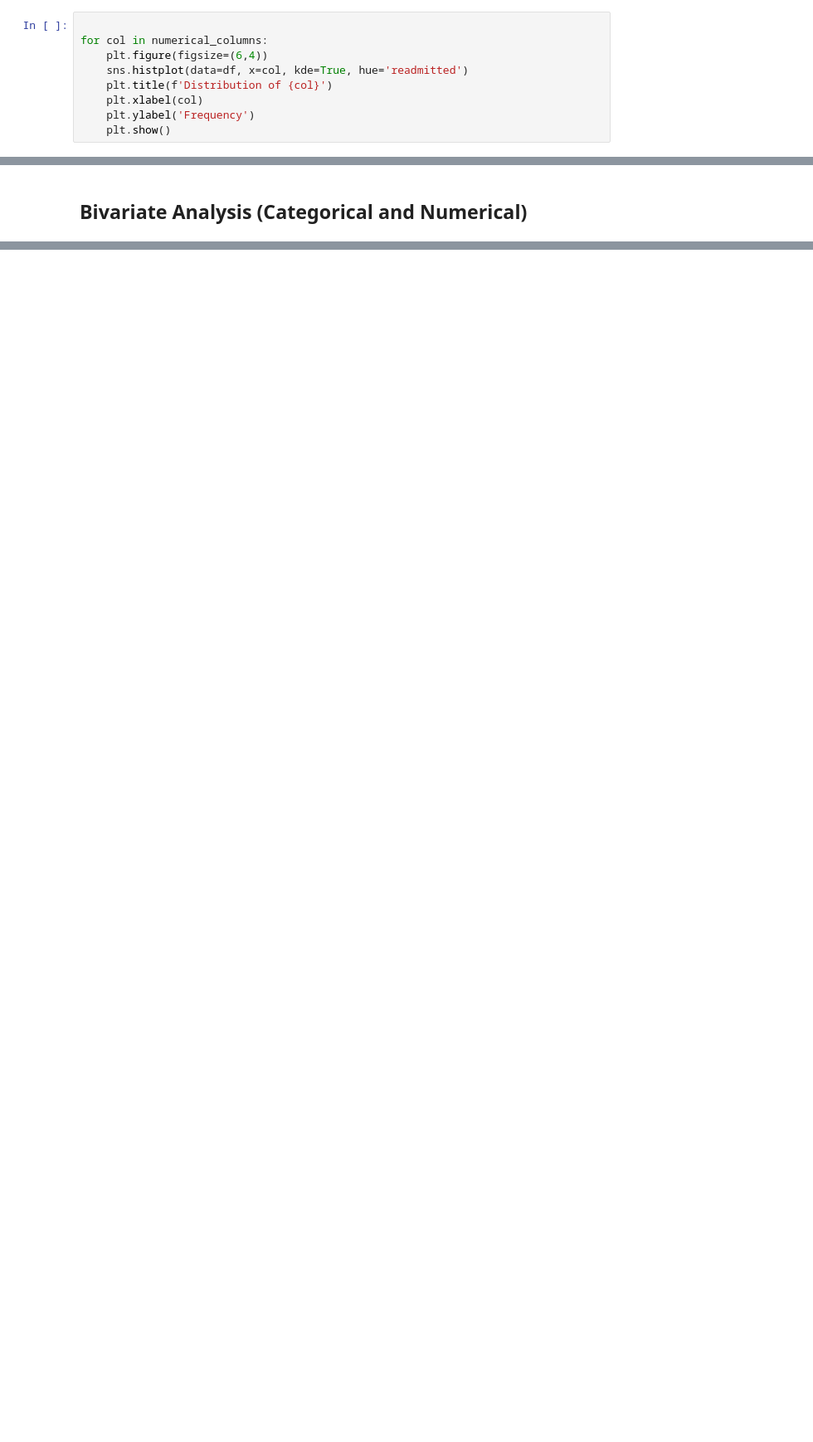
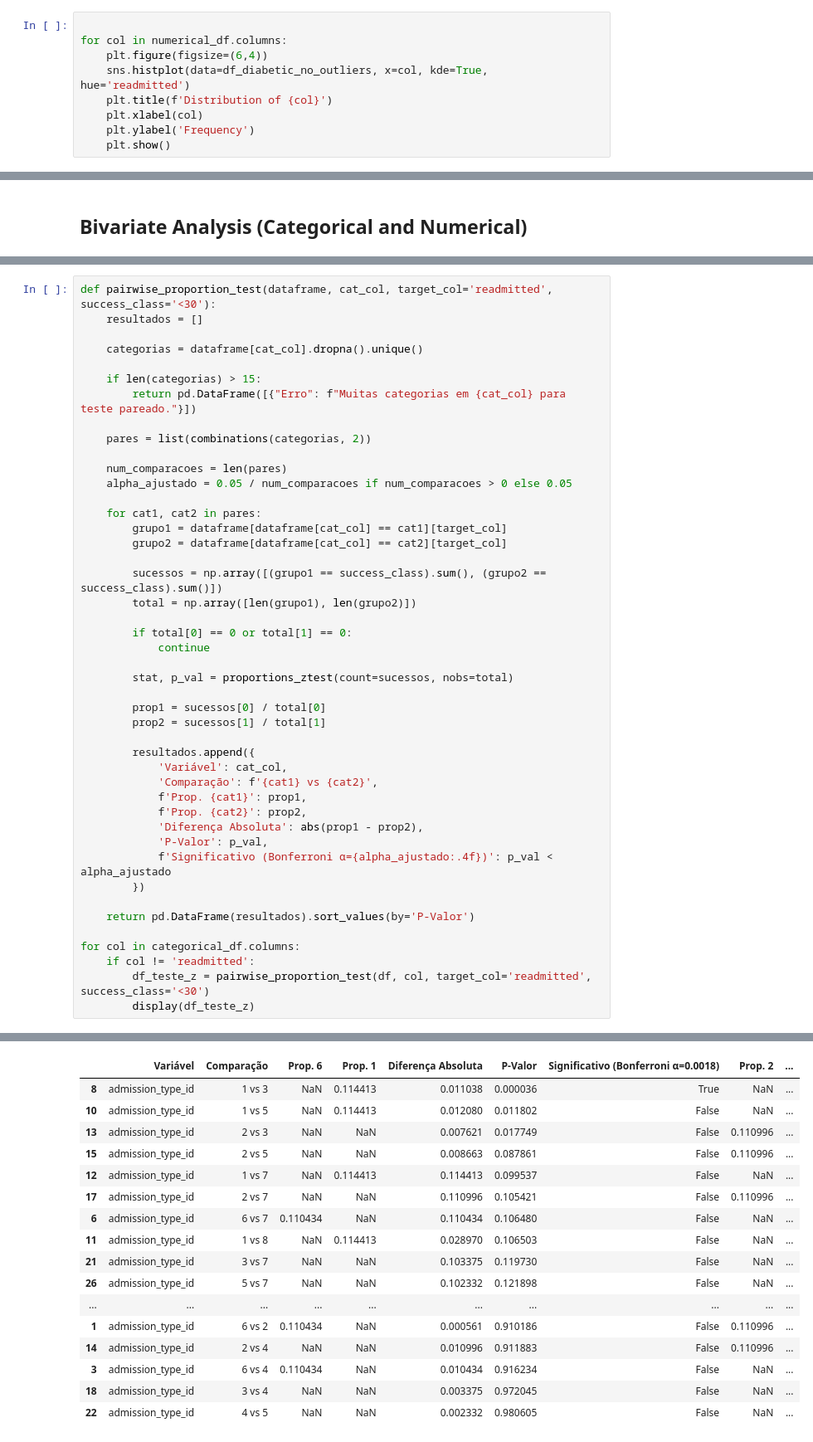
Before and after one commit to guimaguima/tp01, a Jupyter notebook: notebooks/EDA.ipynb, the cells around one changed output, grey strips where cells are left out. Shown at 83% size. Saved outputs shown, nothing was run; the diff lists cells and outputs as text; blank space fills up the shorter version.

```diff
--- a/notebooks/EDA.ipynb
+++ b/notebooks/EDA.ipynb
@@ -113,8 +179,8 @@ numerical_df.describe()
 # %%
 
-for col in numerical_columns:
+for col in numerical_df.columns:
     plt.figure(figsize=(6,4))
-    sns.histplot(data=df, x=col, kde=True, hue='readmitted')
+    sns.histplot(data=df_diabetic_no_outliers, x=col, kde=True, hue='readmitted')
     plt.title(f'Distribution of {col}')
     plt.xlabel(col)
     plt.ylabel('Frequency')
@@ -294,0 +277,46 @@ for col1 in numerical_df.columns:
+# %%
+def pairwise_proportion_test(dataframe, cat_col, target_col='readmitted', success_class='<30'):
+    resultados = []
+
+    categorias = dataframe[cat_col].dropna().unique()
+
+    if len(categorias) > 15:
+        return pd.DataFrame([{"Erro": f"Muitas categorias em {cat_col} para teste pareado."}])
+
+    pares = list(combinations(categorias, 2))
+
+    num_comparacoes = len(pares)
+    alpha_ajustado = 0.05 / num_comparacoes if num_comparacoes > 0 else 0.05
+
+    for cat1, cat2 in pares:
+        grupo1 = dataframe[dataframe[cat_col] == cat1][target_col]
+        grupo2 = dataframe[dataframe[cat_col] == cat2][target_col]
+
+        sucessos = np.array([(grupo1 == success_class).sum(), (grupo2 == success_class).sum()])
+        total = np.array([len(grupo1), len(grupo2)])
+
+        if total[0] == 0 or total[1] == 0:
+            continue
+
+        stat, p_val = proportions_ztest(count=sucessos, nobs=total)
+
+        prop1 = sucessos[0] / total[0]
+        prop2 = sucessos[1] / total[1]
+
+        resultados.append({
+            'Variável': cat_col,
+            'Comparação': f'{cat1} vs {cat2}',
+            f'Prop. {cat1}': prop1,
+            f'Prop. {cat2}': prop2,
+            'Diferença Absoluta': abs(prop1 - prop2),
+            'P-Valor': p_val,
+            f'Significativo (Bonferroni α={alpha_ajustado:.4f})': p_val < alpha_ajustado
+        })
+
+    return pd.DataFrame(resultados).sort_values(by='P-Valor')
+
+for col in categorical_df.columns:
+    if col != 'readmitted':
+        df_teste_z = pairwise_proportion_test(df, col, target_col='readmitted', success_class='<30')
+        display(df_teste_z)
+# %% [output]
@@ -294,0 +377,17 @@ for col1 in numerical_df.columns:
+|  | Variável | Comparação | Prop. 6 | Prop. 1 | Diferença Absoluta | P-Valor | Significativo (Bonferroni α=0.0018) | Prop. 2 | ... |
+| 8 | admission_type_id | 1 vs 3 | NaN | 0.114413 | 0.011038 | 0.000036 | True | NaN | ... |
+| 10 | admission_type_id | 1 vs 5 | NaN | 0.114413 | 0.012080 | 0.011802 | False | NaN | ... |
+| 13 | admission_type_id | 2 vs 3 | NaN | NaN | 0.007621 | 0.017749 | False | 0.110996 | ... |
+| 15 | admission_type_id | 2 vs 5 | NaN | NaN | 0.008663 | 0.087861 | False | 0.110996 | ... |
+| 12 | admission_type_id | 1 vs 7 | NaN | 0.114413 | 0.114413 | 0.099537 | False | NaN | ... |
+| 17 | admission_type_id | 2 vs 7 | NaN | NaN | 0.110996 | 0.105421 | False | 0.110996 | ... |
+| 6 | admission_type_id | 6 vs 7 | 0.110434 | NaN | 0.110434 | 0.106480 | False | NaN | ... |
+| 11 | admission_type_id | 1 vs 8 | NaN | 0.114413 | 0.028970 | 0.106503 | False | NaN | ... |
+| 21 | admission_type_id | 3 vs 7 | NaN | NaN | 0.103375 | 0.119730 | False | NaN | ... |
+| 26 | admission_type_id | 5 vs 7 | NaN | NaN | 0.102332 | 0.121898 | False | NaN | ... |
+| ... | ... | ... | ... | ... | ... | ... | ... | ... | ... |
+| 1 | admission_type_id | 6 vs 2 | 0.110434 | NaN | 0.000561 | 0.910186 | False | 0.110996 | ... |
+| 14 | admission_type_id | 2 vs 4 | NaN | NaN | 0.010996 | 0.911883 | False | 0.110996 | ... |
+| 3 | admission_type_id | 6 vs 4 | 0.110434 | NaN | 0.010434 | 0.916234 | False | NaN | ... |
+| 18 | admission_type_id | 3 vs 4 | NaN | NaN | 0.003375 | 0.972045 | False | NaN | ... |
+| 22 | admission_type_id | 4 vs 5 | NaN | NaN | 0.002332 | 0.980605 | False | NaN | ... |
```
Also changed, not shown: parts of 27 cells of this notebook, 5 other files.
